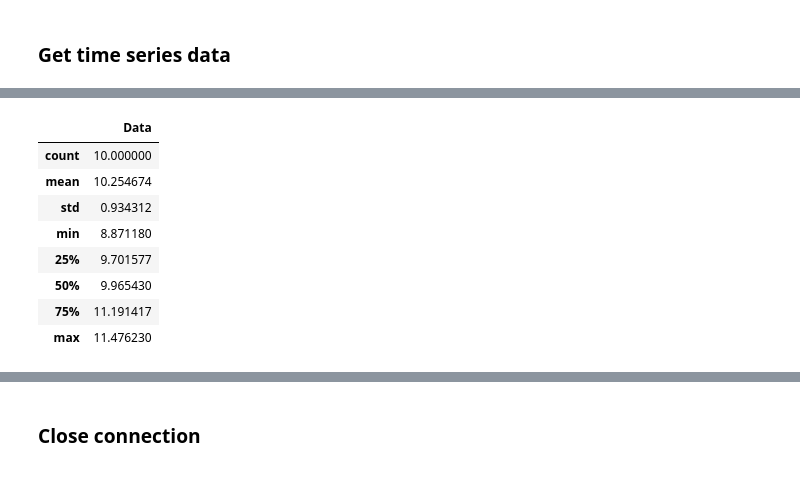
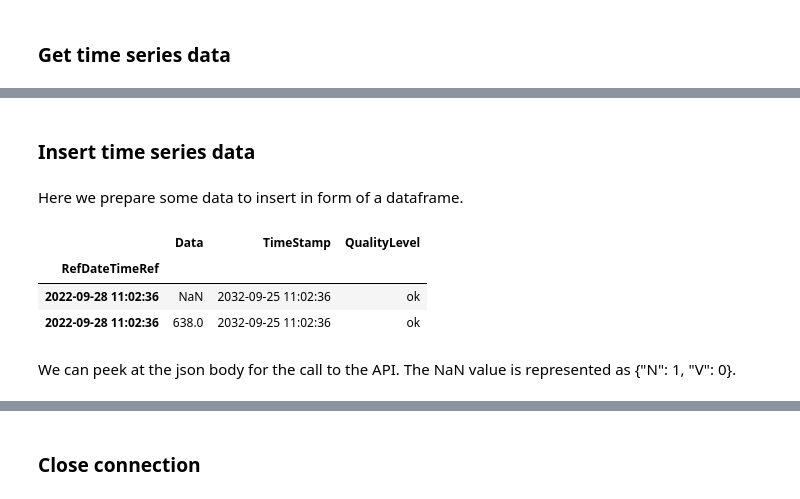
Before and after one commit to DHI/watobs, a Jupyter notebook: notebooks/DIMSFARM_example.ipynb, the cells around one changed output, grey strips where cells are left out. Saved outputs shown, nothing was run; the diff lists cells and outputs as text; code cells hidden in the pictures.

```diff
--- a/notebooks/DIMSFARM_example.ipynb
+++ b/notebooks/DIMSFARM_example.ipynb
@@ -90,12 +51,19 @@ memory usage: 240.0+ bytes
-# %%
-data.describe()
-# %% [output]
-|  | Data |
-| count | 10.000000 |
-| mean | 10.254674 |
-| std | 0.934312 |
-| min | 8.871180 |
-| 25% | 9.701577 |
-| 50% | 9.965430 |
-| 75% | 11.191417 |
-| max | 11.476230 |
+# %% [markdown]
+### Insert time series data
+# %% [markdown]
+Here we prepare some data to insert in form of a dataframe.
+# %%
+new_data = data.head(2).copy()
+new_data["Data"] = new_data["Data"] + 1
+new_data["TimeStamp"] = new_data.index + pd.Timedelta("3650 days")
+new_data["QualityLevel"] = new_data["QualityTxt"]
+new_data = new_data.drop(columns=["QualityTxt"])
+new_data.iloc[0,0] = None
+new_data
+# %% [output]
+|  | Data | TimeStamp | QualityLevel |
+| RefDateTimeRef |  |  |  |
+| 2022-09-28 11:02:36 | NaN | 2032-09-25 11:02:36 | ok |
+| 2022-09-28 11:02:36 | 638.0 | 2032-09-25 11:02:36 | ok |
+# %% [markdown]
+We can peek at the json body for the call to the API. The NaN value is represented as {"N": 1, "V": 0}.
```
Also changed, not shown: parts of 14 cells of this notebook.
